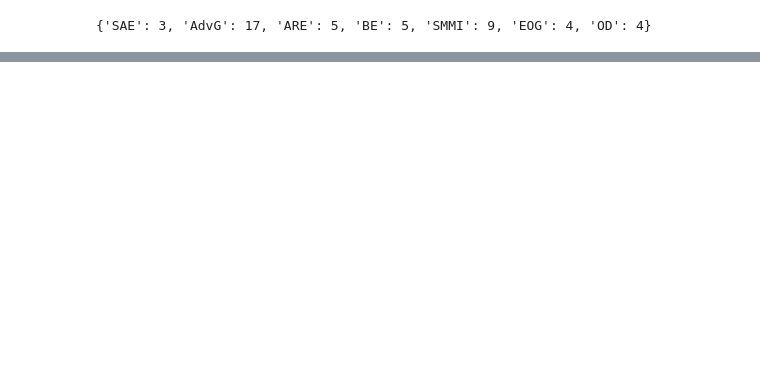
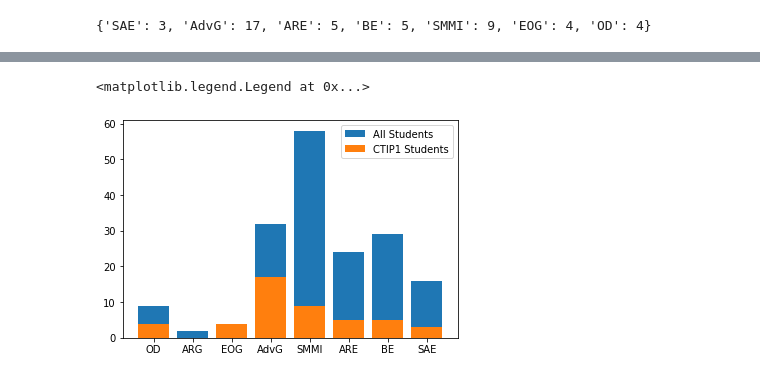
Before and after one commit to 18rberry/Operationalizing-Equity-Tiebreaker-in-SF, a Jupyter notebook: notebooks/EDA_Riya.ipynb, the cells around one changed output, grey strips where cells are left out. Saved outputs shown, nothing was run; the diff lists cells and outputs as text; code cells hidden in the pictures; blank space fills up the shorter version.

```diff
--- a/notebooks/EDA_Riya.ipynb
+++ b/notebooks/EDA_Riya.ipynb
@@ -415,0 +432,12 @@ plt.bar(col_names, frequency_list)
+# %%
+labels = ["All Students", "CTIP1 Students"]
+# %%
+new_cols = ["At Risk of Gentrification", "Early Ongoing Gentrification", "Ongoing Displacement", "Stable Advanced Exclusive",
+           "At Risk of Being Exclusive", "Becoming Exclusive", "Advanced Gentrification", "Stable Middle/Moderate Income"]
+plt.bar(column_names, frequencies_list)
+plt.bar(column_names, frequency_list)
+plt.legend(labels)
+#compare the distribution of gentrification statuses for CTIP1 vs all students in SFUSD
+# %% [output]
+<matplotlib.legend.Legend at 0x...>
+[figure, added]
```
Also changed, not shown: parts of 31 cells of this notebook.
